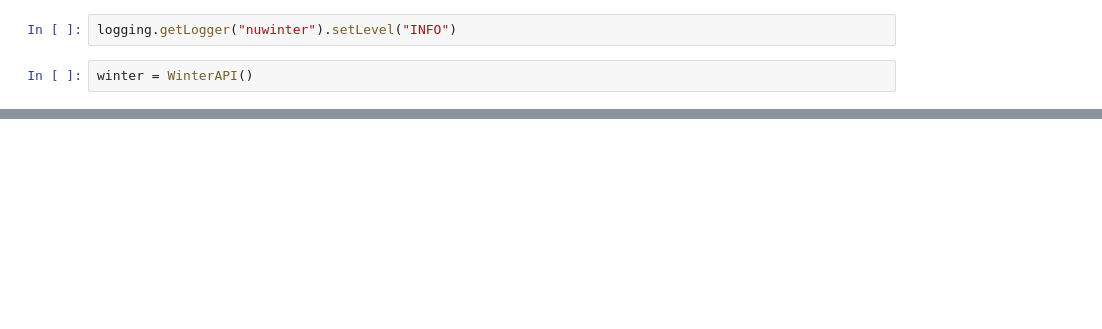
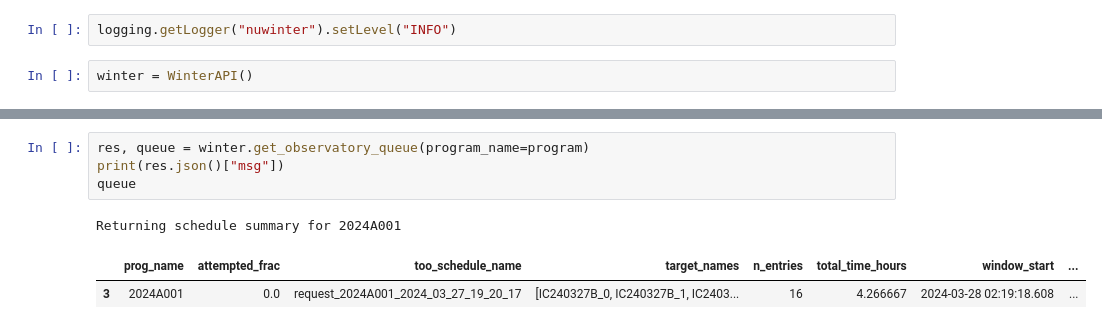
Before and after one commit to robertdstein/nuwinter, a Jupyter notebook: plan_obs.ipynb, the cells around one changed output, grey strips where cells are left out. Saved outputs shown, nothing was run; the diff lists cells and outputs as text; blank space fills up the shorter version.

```diff
--- a/plan_obs.ipynb
+++ b/plan_obs.ipynb
@@ -71,0 +96,8 @@ api_res
+# %%
+res, queue = winter.get_observatory_queue(program_name=program)
+print(res.json()["msg"])
+queue
+# %% [output]
+Returning schedule summary for 2024A001
+|  | prog_name | attempted_frac | too_schedule_name | target_names | n_entries | total_time_hours | window_start | ... |
+| 3 | 2024A001 | 0.0 | request_2024A001_2024_03_27_19_20_17 | [IC240327B_0, IC240327B_1, IC2403... | 16 | 4.266667 | 2024-03-28 02:19:18.608 | ... |
```
Also changed, not shown: parts of 7 cells of this notebook, 2 other files.
